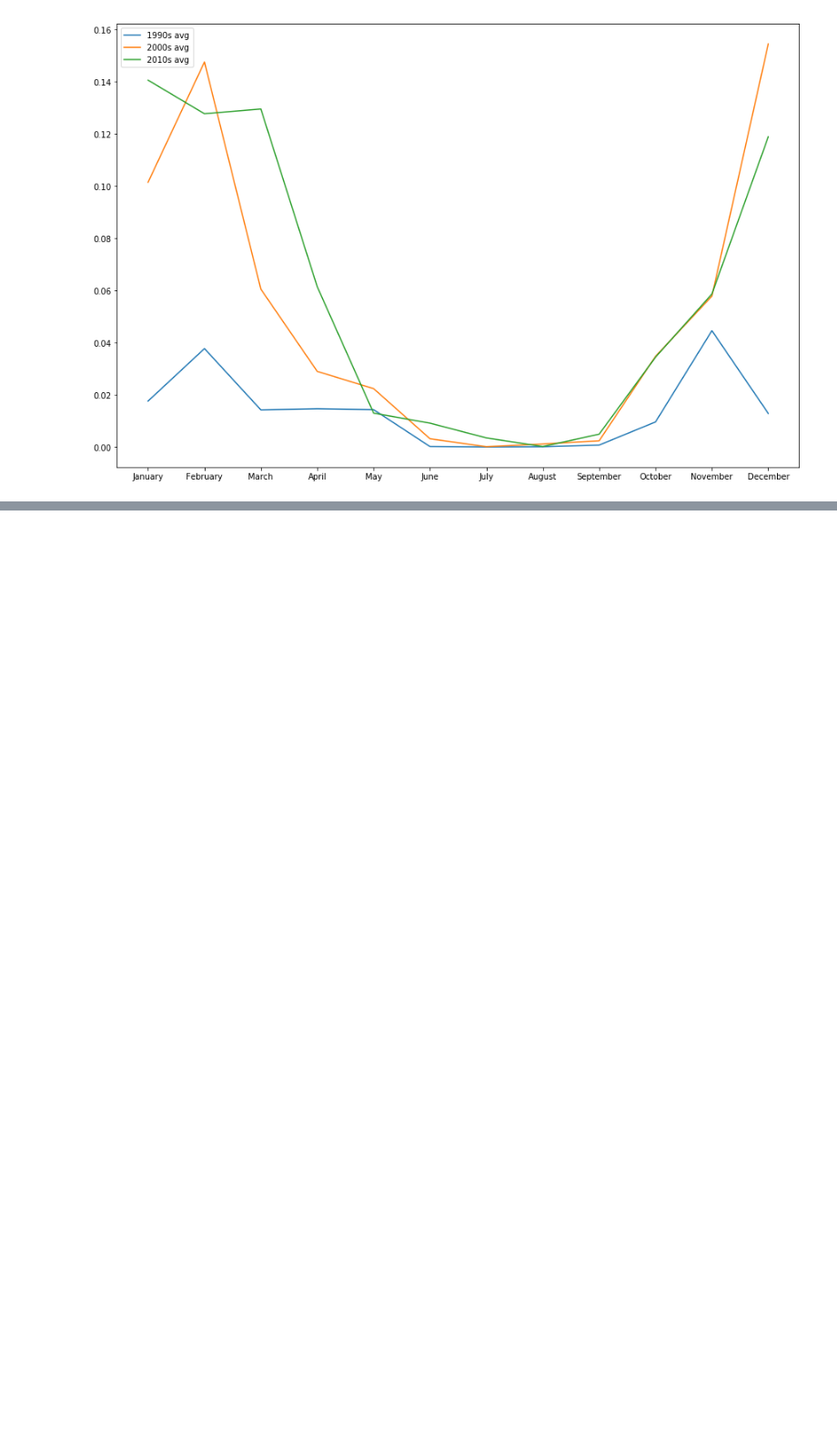
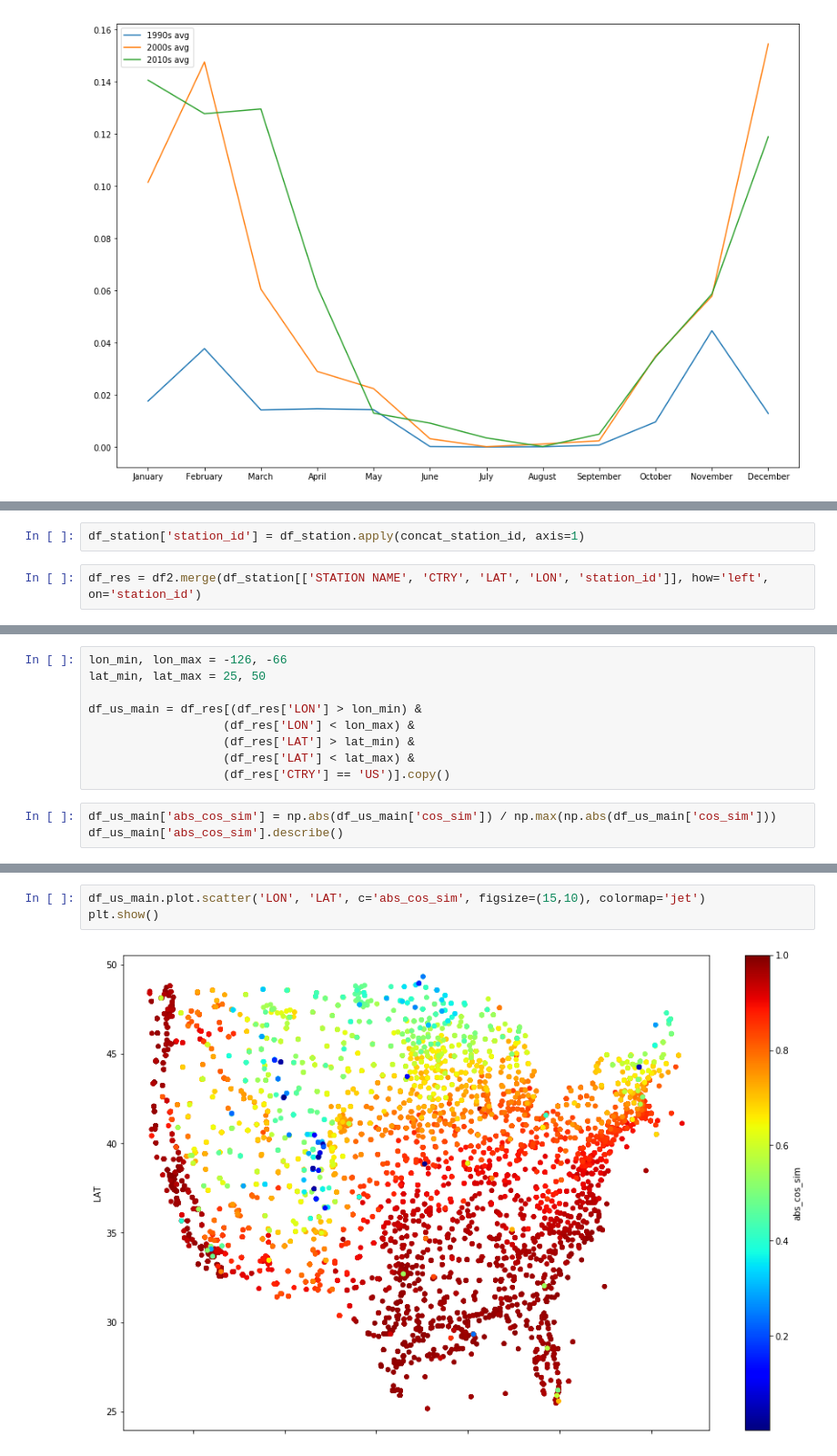
Before and after one commit to cody-joe-gilbert/SU19Hadoop, a Jupyter notebook: weather/Visualise Napa.ipynb, the cells around one changed output, grey strips where cells are left out. Shown at 91% size. Saved outputs shown, nothing was run; the diff lists cells and outputs as text; blank space fills up the shorter version.

Commit message:
visualizing cos sim

```diff
--- a/weather/Visualise Napa.ipynb
+++ b/weather/Visualise Napa.ipynb
@@ -172,0 +216,4 @@ plt.show()
+# %%
+df_station['station_id'] = df_station.apply(concat_station_id, axis=1)
+# %%
+df_res = df2.merge(df_station[['STATION NAME', 'CTRY', 'LAT', 'LON', 'station_id']], how='left', on='station_id')
@@ -172,0 +229,12 @@ plt.show()
+# %%
+lon_min, lon_max = -126, -66
+lat_min, lat_max = 25, 50
+
+df_us_main = df_res[(df_res['LON'] > lon_min) &
+                   (df_res['LON'] < lon_max) &
+                   (df_res['LAT'] > lat_min) &
+                   (df_res['LAT'] < lat_max) &
+                   (df_res['CTRY'] == 'US')].copy()
+# %%
+df_us_main['abs_cos_sim'] = np.abs(df_us_main['cos_sim']) / np.max(np.abs(df_us_main['cos_sim']))
+df_us_main['abs_cos_sim'].describe()
@@ -172,0 +259,5 @@ plt.show()
+# %%
+df_us_main.plot.scatter('LON', 'LAT', c='abs_cos_sim', figsize=(15,10), colormap='jet')
+plt.show()
+# %% [output]
+[figure, added]
```
Also changed, not shown: parts of 10 cells of this notebook, 2 other files.
